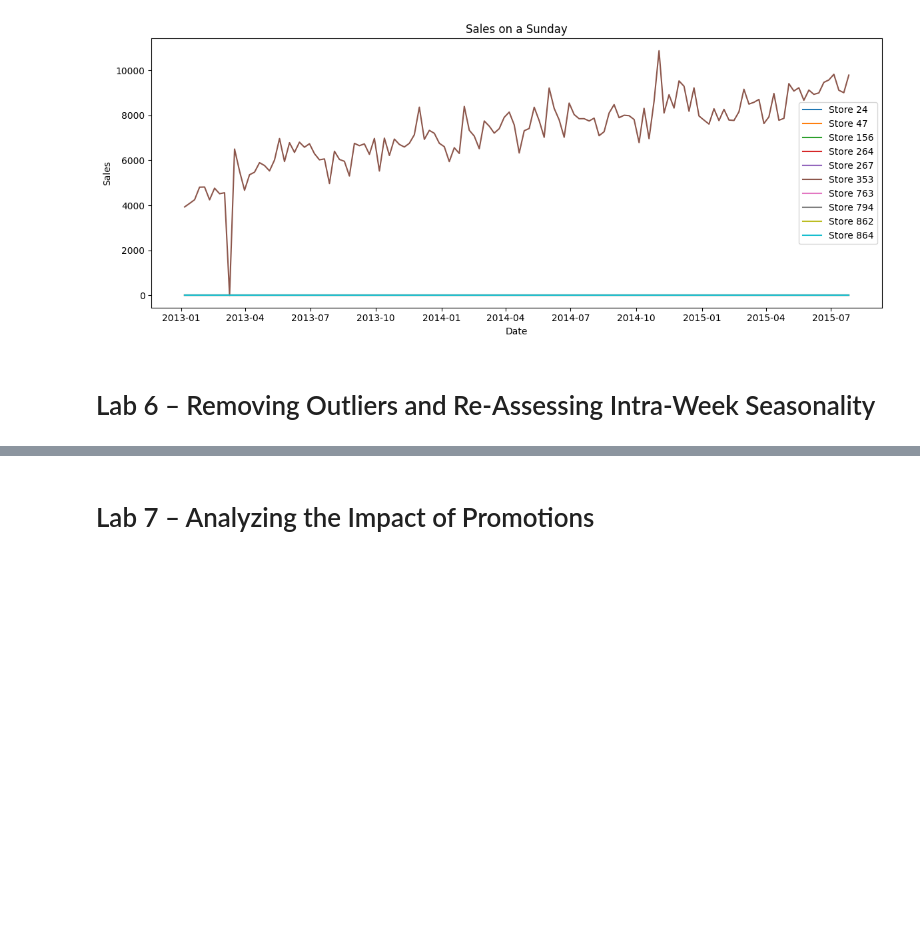
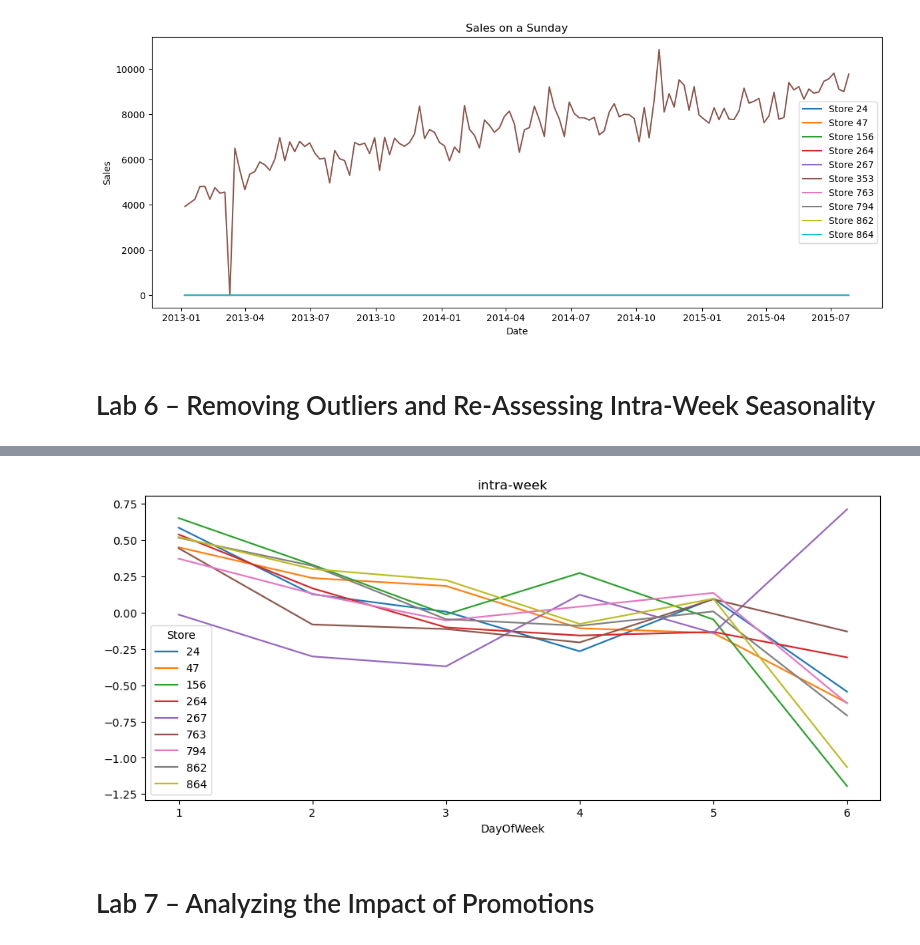
Before and after one commit to tzvikif/time_series_forcasting_udemy, a Jupyter notebook: Time_Series_Analysis/Time_Series_Analysis/Python_for_Time_Series_Analysis/Lab 6 - Starter.ipynb, the cells around one changed output, grey strips where cells are left out. Drawn from its saved outputs; the diff is of its cells as text; code cells hidden in the pictures; blank space fills up the shorter version.

```diff
--- a/Time_Series_Analysis/Time_Series_Analysis/Python_for_Time_Series_Analysis/Lab 6 - Starter.ipynb
+++ b/Time_Series_Analysis/Time_Series_Analysis/Python_for_Time_Series_Analysis/Lab 6 - Starter.ipynb
@@ -241,3 +223,5 @@ plt.show()
 # Lab 6 – Removing Outliers and Re-Assessing Intra-Week Seasonality
 # %%
 # Task 1: Remove observations for DayOfWeek = 7 and for Store 353, and create a cleaned DataFrame df_clean.
+df_clean = df_10.loc[(df_10['DayOfWeek']!=7) & (df_10['Store'] != 353), :].copy()
+df_clean.head()
@@ -244,2 +236,4 @@ plt.show()
 # %%
 # Task 2: Re-standardize the 'Sales' column within each store in df_clean.
+df_clean['Sales_standardized'] = df_clean.groupby('Store')['Sales'].transform(standardize)
+df_clean.head()
@@ -246,7 +248,13 @@ plt.show()
 # %%
 # Task 3: Compute the mean of standardized sales per weekday and per store in df_clean.
+intra_week = df_clean.groupby(['DayOfWeek', 'Store'])['Sales_standardized'].mean()
 # %%
 # Task 4: Visualize the intra-week seasonality using the standardized sales.
+intra_week.unstack().plot(figsize=(12,5),
+                          title='intra-week')
+plt.show()
+# %% [output]
+[figure, added]
 # %% [markdown]
 # Lab 7 – Analyzing the Impact of Promotions
 # %%
```
Also changed, not shown: parts of 10 cells of this notebook, 6 other files.
